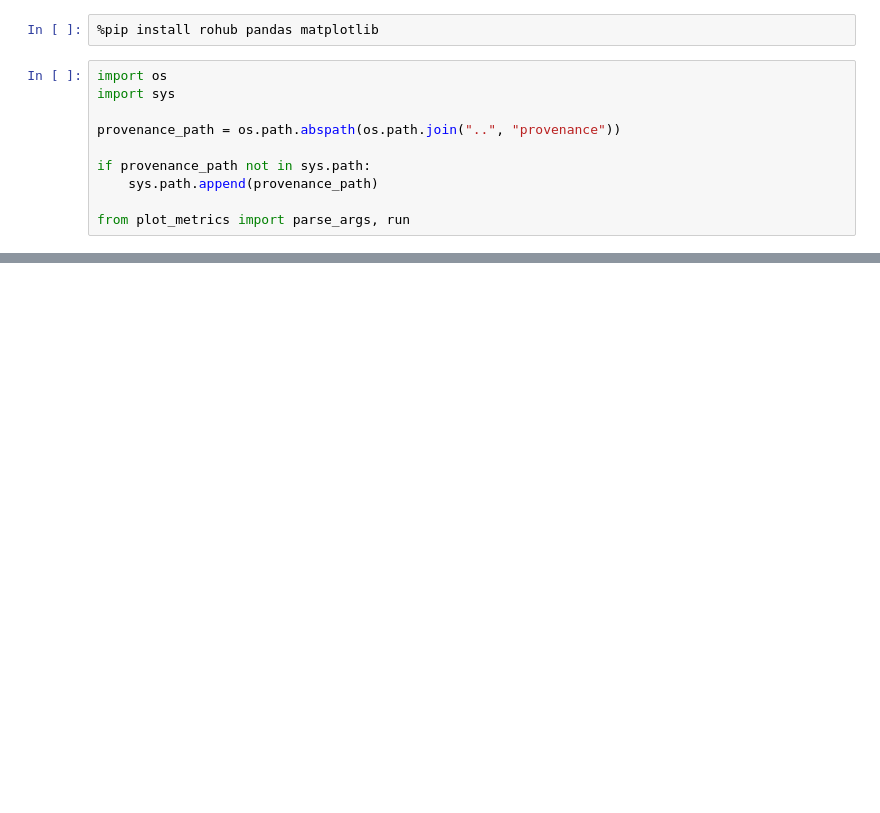
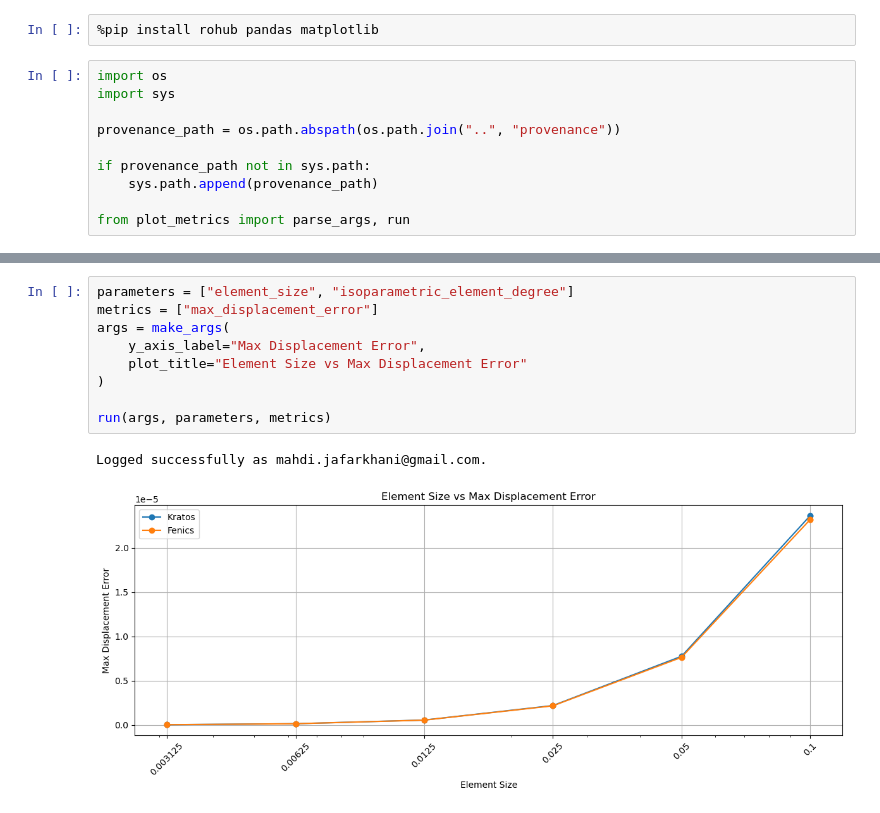
Before and after one commit to Simulation-Benchmarks/linear-elastic-plate-with-hole, a Jupyter notebook: notebooks/RoCrate.ipynb, the cells around one changed output, grey strips where cells are left out. Saved outputs shown, nothing was run; the diff lists cells and outputs as text; blank space fills up the shorter version.

```diff
--- a/notebooks/RoCrate.ipynb
+++ b/notebooks/RoCrate.ipynb
@@ -28,0 +42,12 @@ run(args, parameters, metrics)
+# %%
+parameters = ["element_size", "isoparametric_element_degree"]
+metrics = ["max_displacement_error"]
+args = make_args(
+    y_axis_label="Max Displacement Error",
+    plot_title="Element Size vs Max Displacement Error"
+)
+
+run(args, parameters, metrics)
+# %% [output]
+Logged successfully as mahdi.jafarkhani@gmail.com.
+[figure, added]
```
Also changed, not shown: parts of 4 cells of this notebook, 3 other files.
